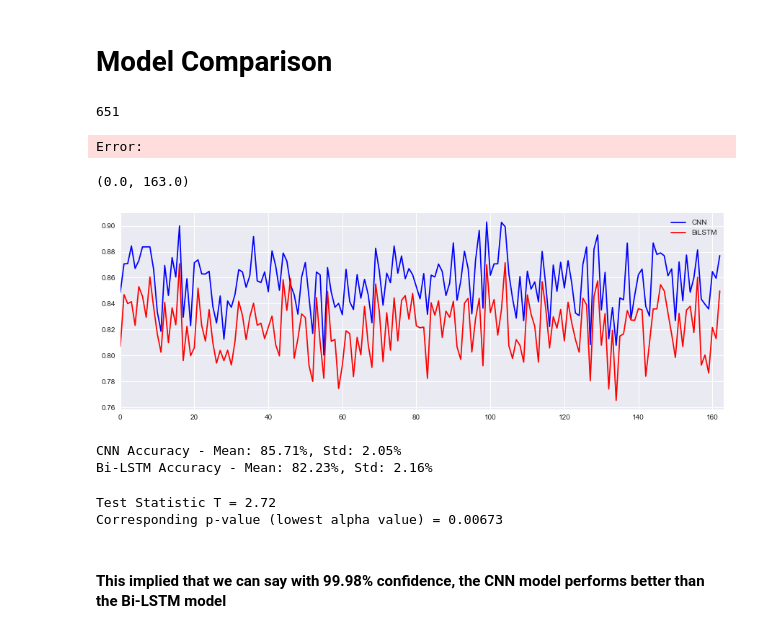
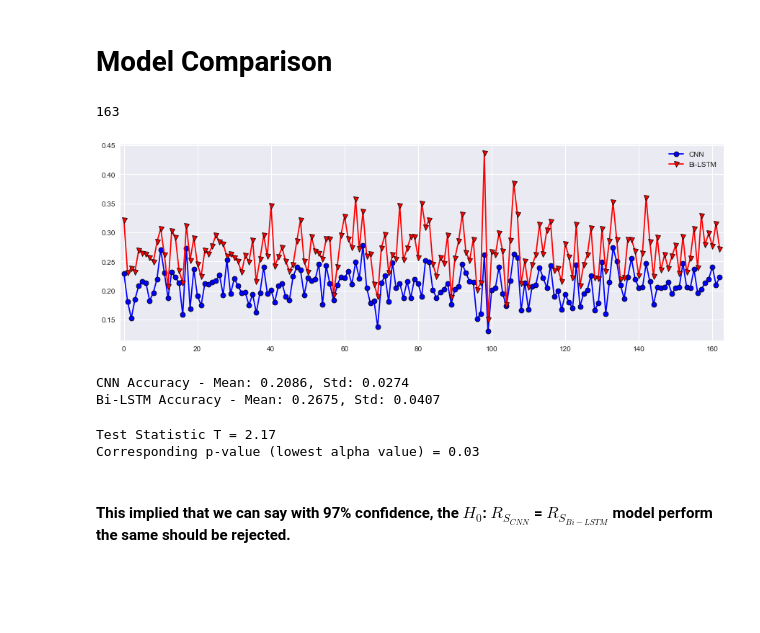
Before and after one commit to Kshitij301199/Emotion_Classification, a Jupyter notebook: jupyter_notebooks/models.ipynb, the cells around one changed output. Cells and saved outputs as stored; diff of their text form; code cells hidden in the pictures; blank space fills up the shorter version.

```diff
--- a/jupyter_notebooks/models.ipynb
+++ b/jupyter_notebooks/models.ipynb
@@ -393,7 +386,7 @@ cnn_model = torch.load("../model/cnn.pth")
 bilstm_model = torch.load("../model/bilstm.pth")
 criterion = nn.CrossEntropyLoss()
 # %%
-test_batched_comparison = get_batched_data(test_dataset, batch_size= 128)
+test_batched_comparison = get_batched_data(test_dataset, batch_size= 512)
 len(test_batched_comparison)
 # %% [output]
-651
+163
@@ -400,26 +410,26 @@ len(test_batched_comparison)
 # %%
-cnn_model.eval()
-bilstm_model.eval()
-bilstm_model.to('cpu')
-cnn_loss, bilstm_loss= [], []
-for batch in tqdm(test_batched_comparison):
-    inputs = batch['padded']
-    labels = batch['label']
-    cnn_l = criterion(cnn_model(inputs), labels)
-    # bilstm_l = criterion(bilstm_model(inputs), labels)
+# cnn_model.eval()
+# bilstm_model.eval()
+# bilstm_model.to('cpu')
+# cnn_loss, bilstm_loss= [], []
+# for batch in tqdm(test_batched_comparison):
+#     inputs = batch['padded']
+#     labels = batch['label']
+#     cnn_l = criterion(cnn_model(inputs), labels)
+#     # bilstm_l = criterion(bilstm_model(inputs), labels)
 
-    cnn_loss.append(cnn_l)
-    # bilstm_loss.append(bilstm_l)
+#     cnn_loss.append(cnn_l)
+#     # bilstm_loss.append(bilstm_l)
 
-for batch in tqdm(test_batched_comparison):
-    inputs = batch['padded'].to('cpu')
-    labels = batch['label'].to('cpu')
-    outputs = bilstm_model(inputs)
-    # cnn_l = criterion(cnn_model(inputs), labels)
-    bilstm_l = criterion(outputs, labels)
+# for batch in tqdm(test_batched_comparison):
+#     inputs = batch['padded'].to('cpu')
+#     labels = batch['label'].to('cpu')
+#     outputs = bilstm_model(inputs)
+#     # cnn_l = criterion(cnn_model(inputs), labels)
+#     bilstm_l = criterion(outputs, labels)
 
-    # cnn_loss.append(cnn_l)
-    bilstm_loss.append(bilstm_l)
+#     # cnn_loss.append(cnn_l)
+#     bilstm_loss.append(bilstm_l)
 
     # cm_cnn = calculate_confusion_matrix(inputs, labels, cnn_model)
     # cm_bilstm = calculate_confusion_matrix(inputs, labels, bilstm_model)
@@ -427,31 +437,28 @@ for batch in tqdm(test_batched_comparison):
     # bilstm_avg_acc = np.mean(class_accuracy(cm_bilstm))
     # cnn_accs.append(cnn_avg_acc)
     # bilstm_accs.append(bilstm_avg_acc)
-# %% [output]
-Error:
 # %%
 fig, axes = plt.subplots(figsize= (15,5))
 
-sns.lineplot(ax= axes, x= range(len(test_batched_comparison)), y= cnn_loss, color='blue', label= "CNN")
-sns.lineplot(ax= axes, x= range(len(test_batched_comparison)), y= bilstm_loss, color='red', label= "Bi-LSTM")
-# axes.set_xlim(0,163)
+sns.lineplot(ax= axes, x= range(len(test_batched_comparison)), y= cnn_loss, color='blue', marker='o', markeredgecolor= 'k', label= "CNN")
+sns.lineplot(ax= axes, x= range(len(test_batched_comparison)), y= bilstm_loss, color='red', marker='v', markeredgecolor= 'k', label= "Bi-LSTM")
+axes.set_xlim(-1,163);
 # %% [output]
-(0.0, 163.0)
-[figure, old version]
+[figure, new version]
 # %%
-print(f"CNN Accuracy - Mean: {np.mean(cnn_accs)*100:.2f}%, Std: {np.std(cnn_accs)*100:.2f}%")
-print(f"Bi-LSTM Accuracy - Mean: {np.mean(bilstm_accs)*100:.2f}%, Std: {np.std(bilstm_accs)*100:.2f}%")
+print(f"CNN Accuracy - Mean: {np.mean(cnn_loss):.4f}, Std: {np.std(cnn_loss):.4f}")
+print(f"Bi-LSTM Accuracy - Mean: {np.mean(bilstm_loss):.4f}, Std: {np.std(bilstm_loss):.4f}")
 # %% [output]
-CNN Accuracy - Mean: 85.71%, Std: 2.05%
-Bi-LSTM Accuracy - Mean: 82.23%, Std: 2.16%
+CNN Accuracy - Mean: 0.2086, Std: 0.0274
+Bi-LSTM Accuracy - Mean: 0.2675, Std: 0.0407
 # %%
-delta = [cnn_accs[i] - bilstm_accs[i] for i in range(len(test_batched_comparison))]
+delta = [np.abs(cnn_loss[i] - bilstm_loss[i]) for i in range(len(test_batched_comparison))]
 Delta = np.mean(delta)
 Var = np.mean([(delta[i]- Delta)**2 for i in range(len(test_batched_comparison))])
 print(f"Test Statistic T = {np.round(Delta / np.sqrt(Var),2)}")
-print(f"Corresponding p-value (lowest alpha value) = {0.00673}")
+print(f"Corresponding p-value (lowest alpha value) = {0.03}")
 # %% [output]
-Test Statistic T = 2.72
-Corresponding p-value (lowest alpha value) = 0.00673
+Test Statistic T = 2.17
+Corresponding p-value (lowest alpha value) = 0.03
 # %% [markdown]
-#### This implied that we can say with 99.98% confidence, the CNN model performs better than the Bi-LSTM model
+#### This implied that we can say with 97% confidence, the $H_0$: $R_{S_{CNN}}$ = $R_{S_{Bi-LSTM}}$ model perform the same should be rejected.
```
Also changed, not shown: parts of 12 cells of this notebook, 5 other files.
